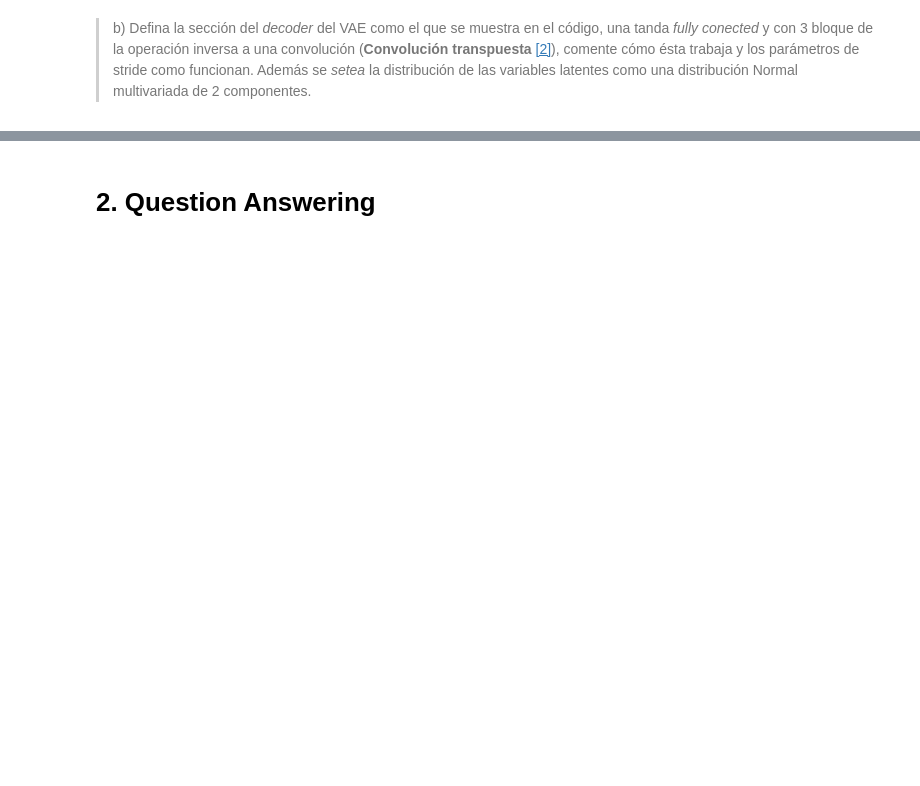
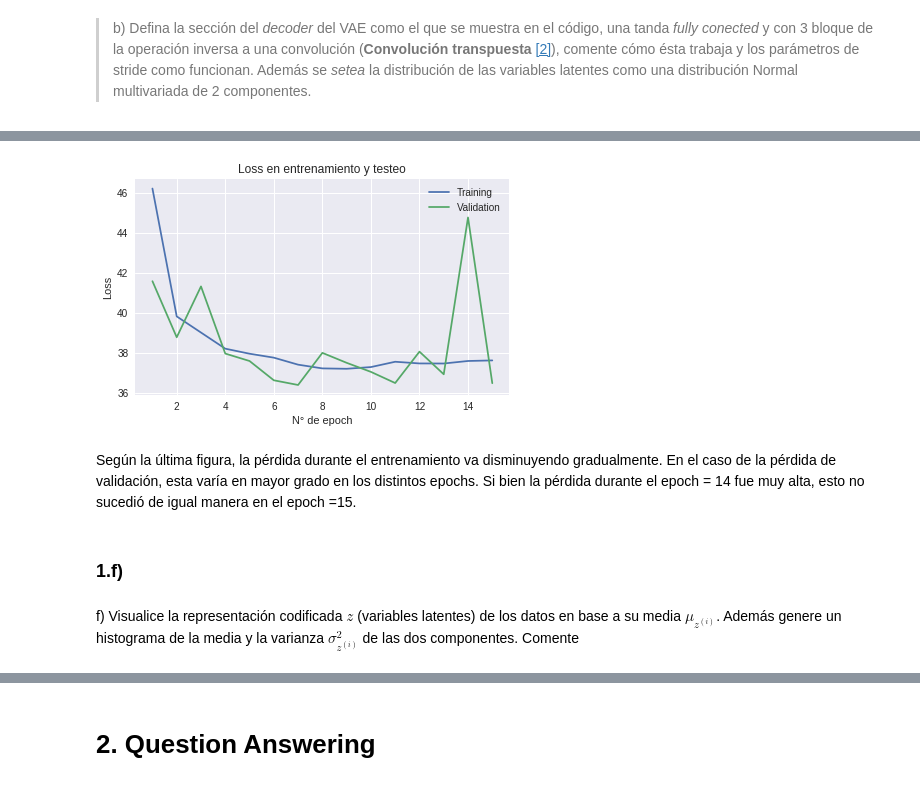
Before and after one commit to gonzalezf/Tarea3-INF395, a Jupyter notebook: Tarea3.ipynb, the cells around one changed output, grey strips where cells are left out. Saved outputs shown, nothing was run; the diff lists cells and outputs as text; code cells hidden in the pictures; blank space fills up the shorter version.

```diff
--- a/Tarea3.ipynb
+++ b/Tarea3.ipynb
@@ -62,4 +81,4 @@ Downloading data from https://s3.amazonaws.com/img-datasets/mnist.npz
 # %%
-img_rows, img_cols = X_train.shape[1:]
+img_rows, img_cols, channel = X_train.shape[1:]
 # color channels (1 = grayscale, 3 = RGB)
-channel = 1
+#si fueran imagenes a color, se utilizaria channel = 3
@@ -126,0 +279,16 @@ NameError: ignored
+# %%
+def sampling(args):
+    epsilon_std = 1.0
+    z_mean, z_log_var = args
+    epsilon = K.random_normal(shape=(K.shape(z_mean)[0], latent_dim),mean=0., stddev=epsilon_std)
+    return z_mean + K.exp(z_log_var) * epsilon
+z = Lambda(sampling, output_shape=(latent_dim,))([z_mean, z_log_var])
+hid_decoded = decoder_hid(z)
+up_decoded = decoder_upsample(hid_decoded)
+reshape_decoded =  decoder_reshape(up_decoded)
+deconv_1_decoded = decoder_deconv_1(reshape_decoded)
+x_decoded_relu = decoder_deconv_2(deconv_1_decoded)
+x_decoded_mean_squash = decoder_mean_squash(x_decoded_relu)
+# instantiate VAE model
+vae = Model(x, x_decoded_mean_squash)
+vae.summary()
@@ -126,0 +327,9 @@ NameError: ignored
+# %%
+# Compute VAE loss
+#choised_loss =  keras.metrics.binary_crossentropy(K.flatten(x),K.flatten(x_decoded_mean_squash))
+choised_loss =  keras.metrics.mean_squared_error(K.flatten(x),K.flatten(x_decoded_mean_squash))
+reconstruction_loss = img_rows * img_cols * channel* choised_loss
+kl_loss = - 0.5 * K.sum(1 + z_log_var - K.square(z_mean) - K.exp(z_log_var), axis=-1)
+vae_loss = K.mean(reconstruction_loss + kl_loss)
+vae.add_loss(vae_loss)
+vae.summary()
@@ -126,0 +380,5 @@ NameError: ignored
+# %%
+batch_size = 128
+epochs =  15 # o 15
+vae.compile(optimizer='rmsprop', metrics=['acc'])
+resultados = vae.fit(X_train,epochs=epochs, batch_size=batch_size,validation_data=(X_test, None))
@@ -126,0 +406,19 @@ NameError: ignored
+# %%
+plt.figure(1, figsize=(6,4))
+plt.subplot(111)
+plt.title("Loss en entrenamiento y testeo")
+plt.plot(range(1,len(resultados.history['loss'])+1),resultados.history['loss'], label = "Training")
+plt.plot(range(1,len(resultados.history['loss'])+1),resultados.history['val_loss'], label="Validation")
+plt.ylabel("Loss")
+plt.xlabel("N° de epoch")
+plt.legend()
+plt.tight_layout()
+plt.show();
+# %% [output]
+[figure, added]
+# %% [markdown]
+Según la última figura, la pérdida durante el entrenamiento va disminuyendo gradualmente. En el caso de la pérdida de validación, esta varía en mayor grado en los distintos epochs. Si bien la pérdida durante el epoch = 14 fue muy alta, esto no sucedió de igual manera en el epoch =15.
+# %% [markdown]
+### 1.f)
+# %% [markdown]
+f) Visualice la representación codificada $z$ (variables latentes) de los datos en base a su media $\mu_{z^{(i)}}$. Además genere un histograma de la media y la varianza $\sigma_{z^{(i)}}^2$ de las dos componentes. Comente
```
Also changed, not shown: parts of 203 cells of this notebook.
